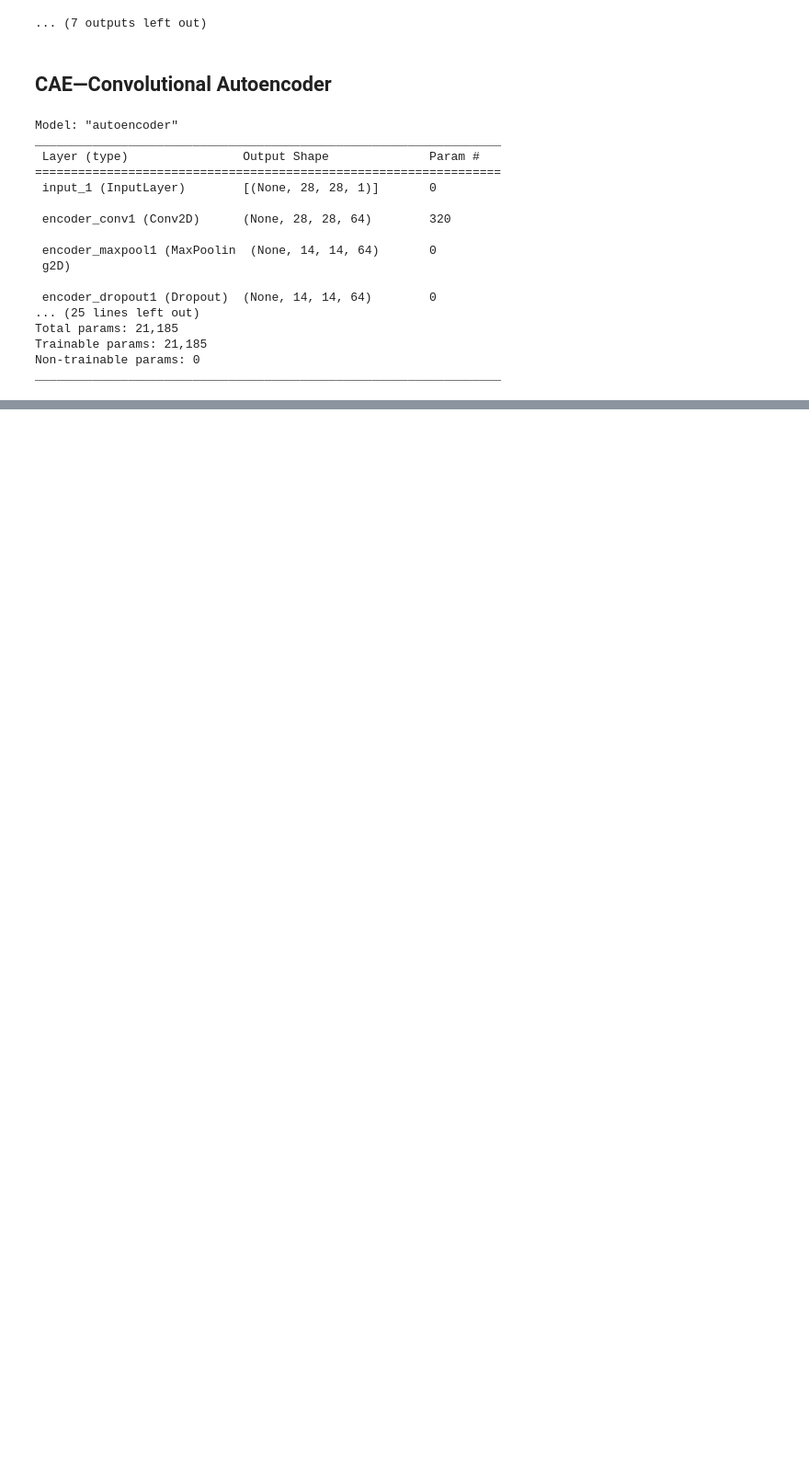
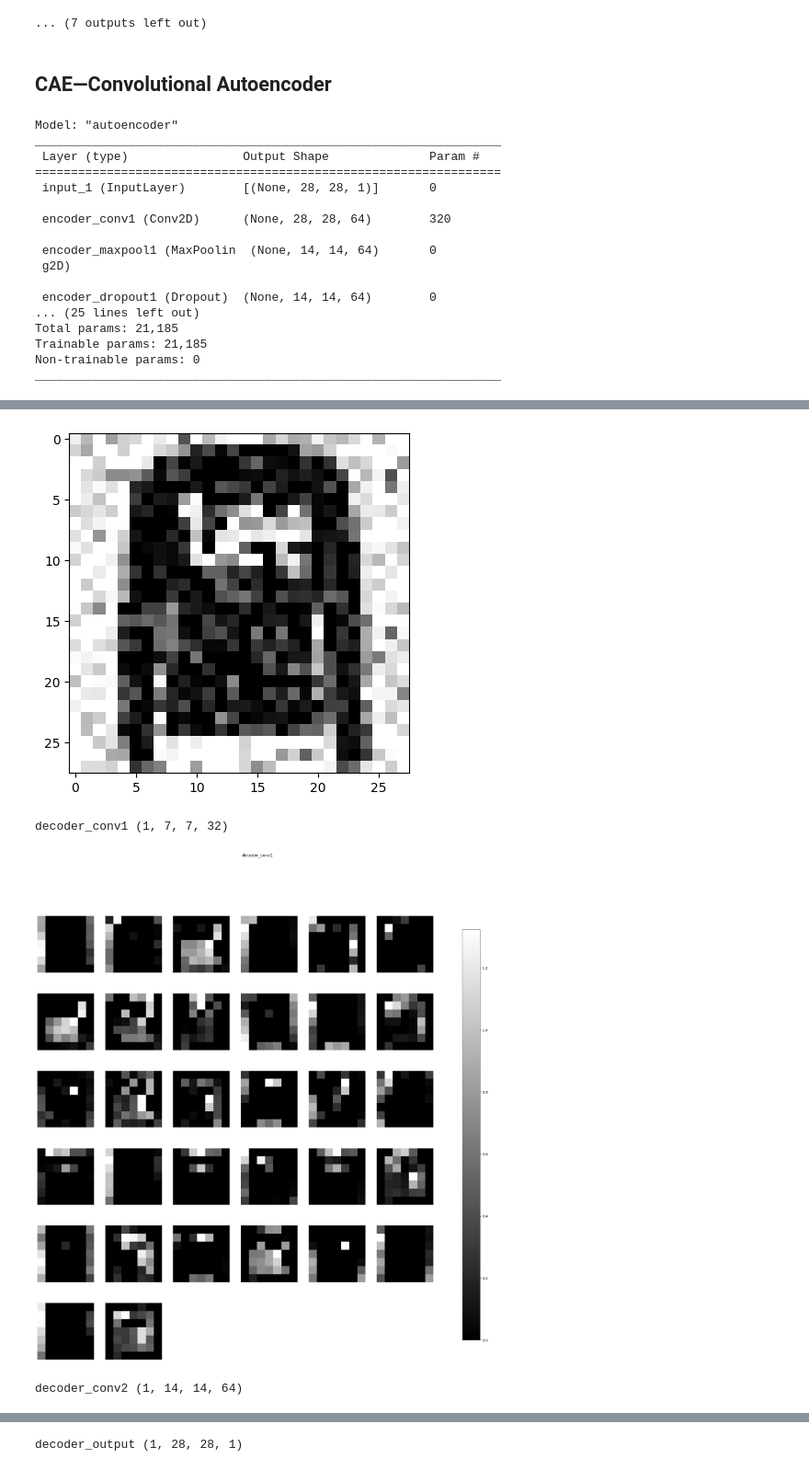
Before and after one commit to Lambru99/Fashion_MNIST_CNN, a Jupyter notebook: Definitivo1.ipynb, the cells around one changed output, grey strips where cells are left out. Shown: that part at 92% size. Cells and saved outputs as stored; diff of their text form; code cells hidden in the pictures; blank space fills up the shorter version.

```diff
--- a/Definitivo1.ipynb
+++ b/Definitivo1.ipynb
@@ -616,0 +638,16 @@ plt.show()
+# %%
+keract_inputs = x_test_noisy[1:2]
+autoencoder_layer_names=['decoder_conv1', 'decoder_conv2','decoder_output']
+
+activations_autoenc = get_activations(autoencoder, keract_inputs, layer_names=autoencoder_layer_names)
+#Plot the image and it's label
+plt.imshow(keract_inputs[0],cmap = plt.cm.gray_r,interpolation = "nearest")
+plt.show()
+
+#Plot the feature maps for each layer of the CNN
+display_activations(activations_autoenc, save=False)
+# %% [output]
+[figure, added]
+decoder_conv1 (1, 7, 7, 32)
+[figure, added]
+decoder_conv2 (1, 14, 14, 64)
@@ -616,0 +655 @@ plt.show()
+decoder_output (1, 28, 28, 1)
```
Also changed, not shown: parts of 27 cells of this notebook.
